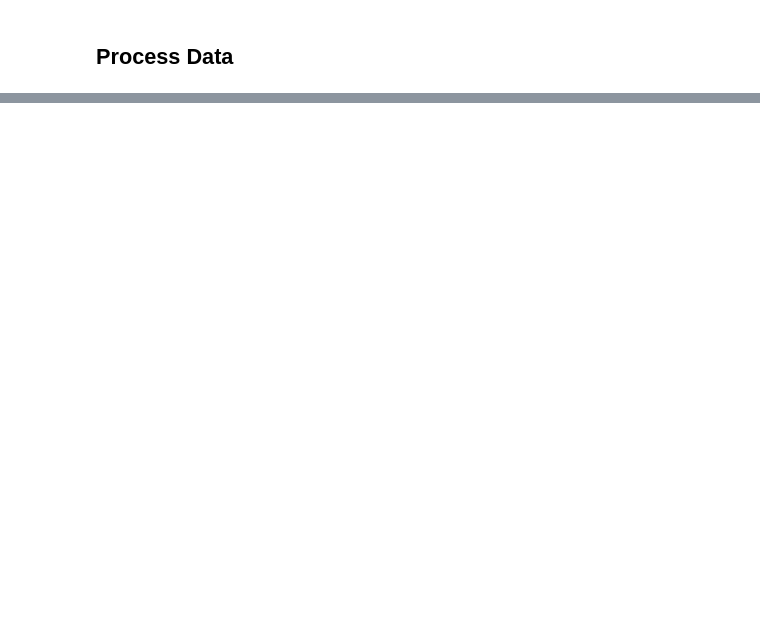
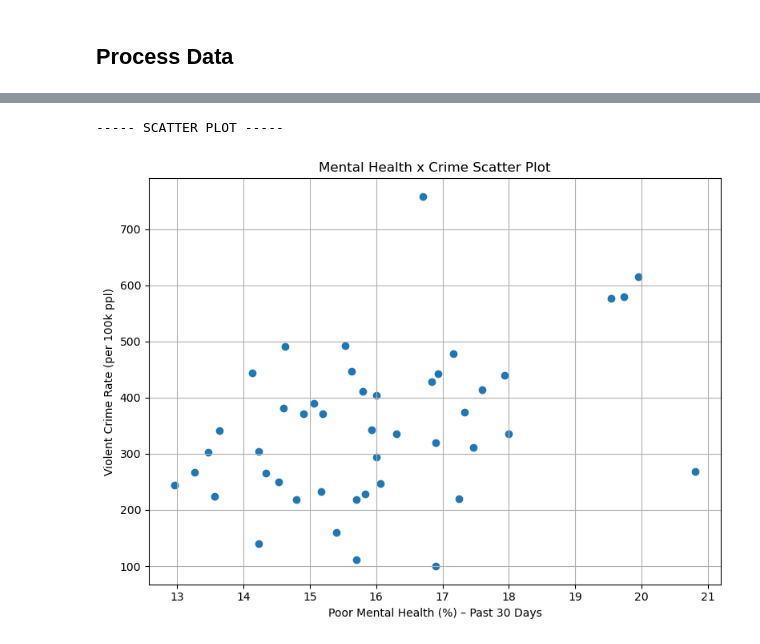
Before and after one commit to lrli1/dsci510_spring2026_final_project, a Jupyter notebook: src/results.ipynb, the cells around one changed output, grey strips where cells are left out. Cells and saved outputs as stored; diff of their text form; code cells hidden in the pictures; blank space fills up the shorter version.

```diff
--- a/src/results.ipynb
+++ b/src/results.ipynb
@@ -52 +66,7 @@ Merged dataset: 46 rows, 7 columns
+# %%
+print("----- SCATTER PLOT ----- ")
+plot_scatter(merged, 'mental_health_pct','rate_per_100k', 'Poor Mental Health (%) – Past 30 Days', 'Violent Crime Rate (per 100k ppl)', 'Mental Health x Crime Scatter Plot',RESULTS_DIR, notebook_plot = True)
+# %% [output]
+----- SCATTER PLOT -----
+[figure, added]
 # %%
```
Also changed, not shown: parts of 22 cells of this notebook, 6 other files.
